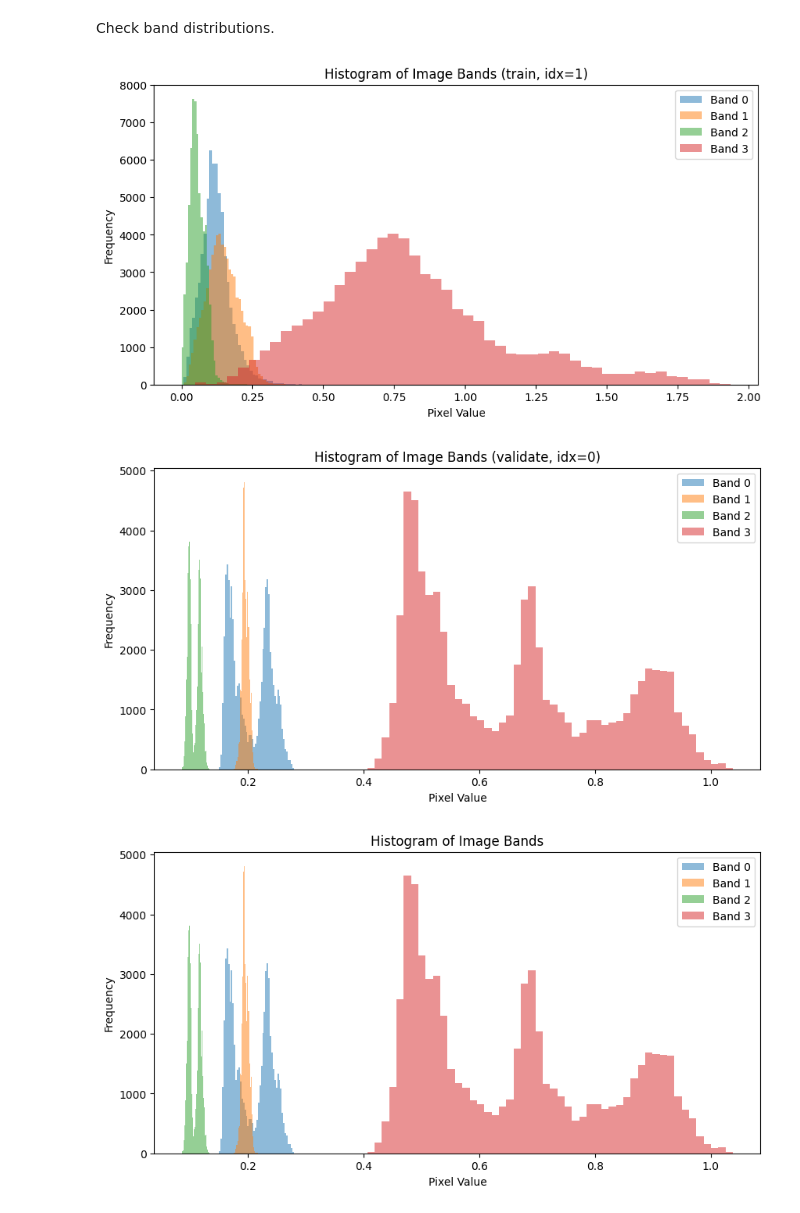
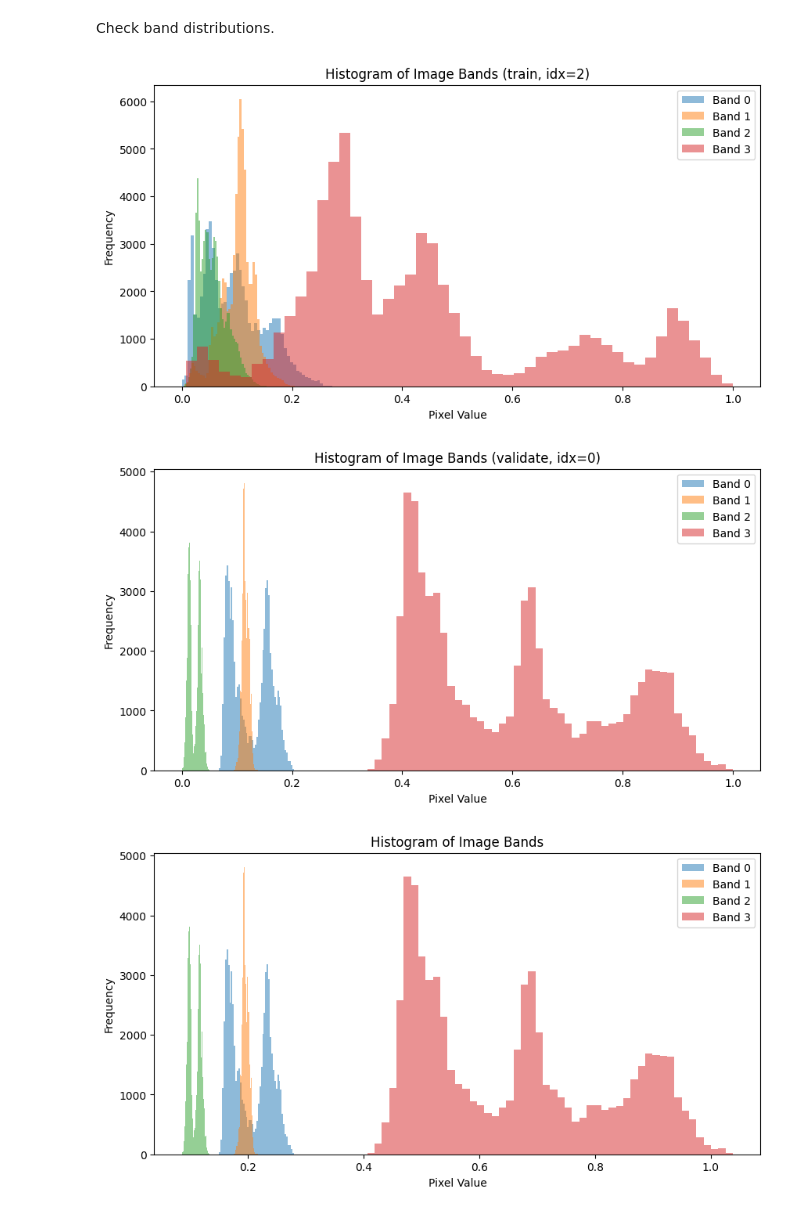
Before and after one commit to agroimpacts/ftw-mappingafrica-integration, a Jupyter notebook: notebooks/data-modules.ipynb, the cells around one changed output. Drawn from its saved outputs; the diff is of its cells as text; code cells hidden in the pictures.

```diff
--- a/notebooks/data-modules.ipynb
+++ b/notebooks/data-modules.ipynb
@@ -38,13 +38,13 @@ kwargs = {
     "catalog": "../data/toycat.csv",
     "data_dir": "/Users/LEstes/data/labels/cropland/",
     "img_clip_val": 0,
-    "normalization_strategy": "z_value",
-    # "normalization_strategy": "min_max",
+    # "normalization_strategy": "z_value",
+    "normalization_strategy": "min_max",
     # "normalization_stat_procedure": "lpb"
-    # "normalization_stat_procedure": "lab"
+    "normalization_stat_procedure": "lab"
     # "normalization_stat_procedure": "gab",
-    "normalization_stat_procedure": "gpb",
-    "global_stats": {"mean": [0,0,0,0], "std": [3000,3000,3000,3000]},
+    # "normalization_stat_procedure": "gpb",
+    # "global_stats": {"mean": [0,0,0,0], "std": [3000,3000,3000,3000]},
     # "global_stats": {"mean": 0, "std": 3000},
     # "nodata": [41303, 65535],  # nodata values to ignore in the imagery
 }
@@ -109,18 +109,18 @@ Validation dataset images equal dataloader batch images -> no augmentation appli
 Check band distributions.
 # %%
 plot_image_band_histograms(
-    datamodule=dm, dataset="train", index=1, apply_aug=True,
+    datamodule=dm, dataset="train", index=2, apply_aug=True,
     bins=50, alpha=0.5
 );
 # %% [output]
-[figure, old version]
+[figure, new version]
 # %%
 plot_image_band_histograms(
     datamodule=dm, dataset="validate", index=0, apply_aug=False,
     bins=50, alpha=0.5
 );
 # %% [output]
-[figure, old version]
+[figure, new version]
 # %%
 img_np = sample["image"].numpy().transpose(1, 2, 0)  # (H, W, C)
 plt.figure(figsize=(10, 5))
```
Also changed, not shown: 3 other files.
